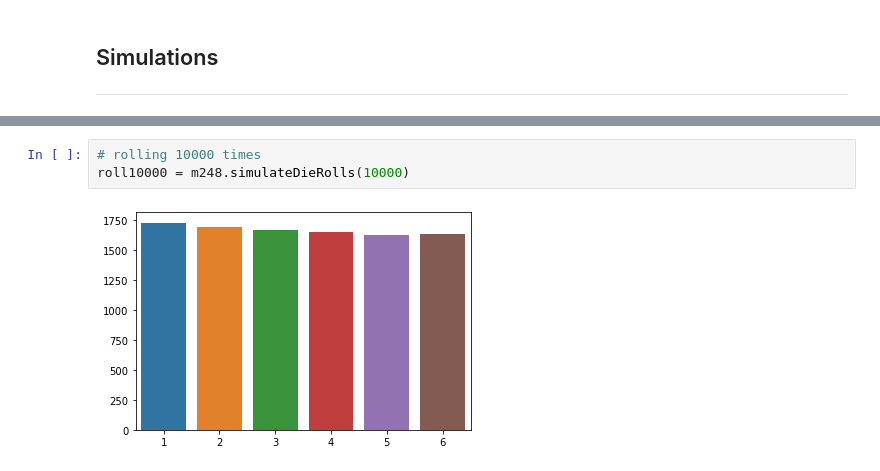
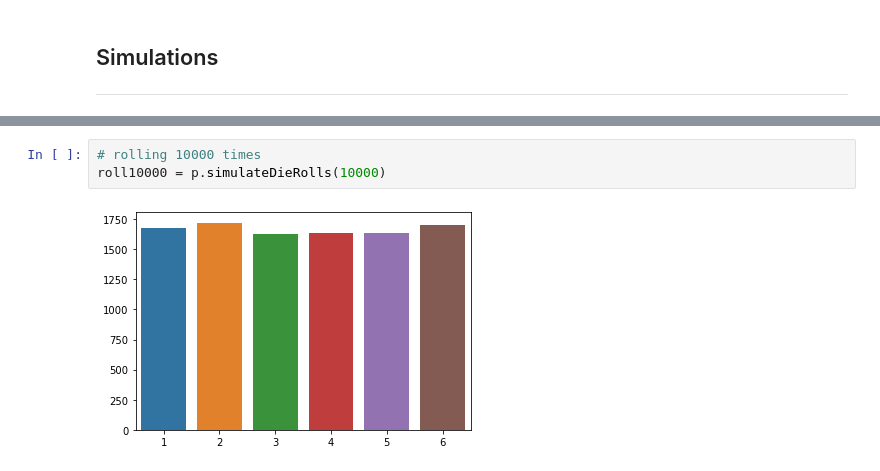
Before and after one commit to ljk233/AutomatingM248, a Jupyter notebook: notebooks/A05_SamplesModelsDiscreteData.ipynb, the cells around one changed output, grey strips where cells are left out. Drawn from its saved outputs; the diff is of its cells as text.

```diff
--- a/notebooks/A05_SamplesModelsDiscreteData.ipynb
+++ b/notebooks/A05_SamplesModelsDiscreteData.ipynb
@@ -38,5 +38,5 @@ roll1000 = m248.simulateDieRolls(1000)
 # %%
 # rolling 10000 times
-roll10000 = m248.simulateDieRolls(10000)
+roll10000 = p.simulateDieRolls(10000)
 # %% [output]
-[figure, old version]
+[figure, new version]
```
Also changed, not shown: parts of 6 cells of this notebook, 1 other file.
